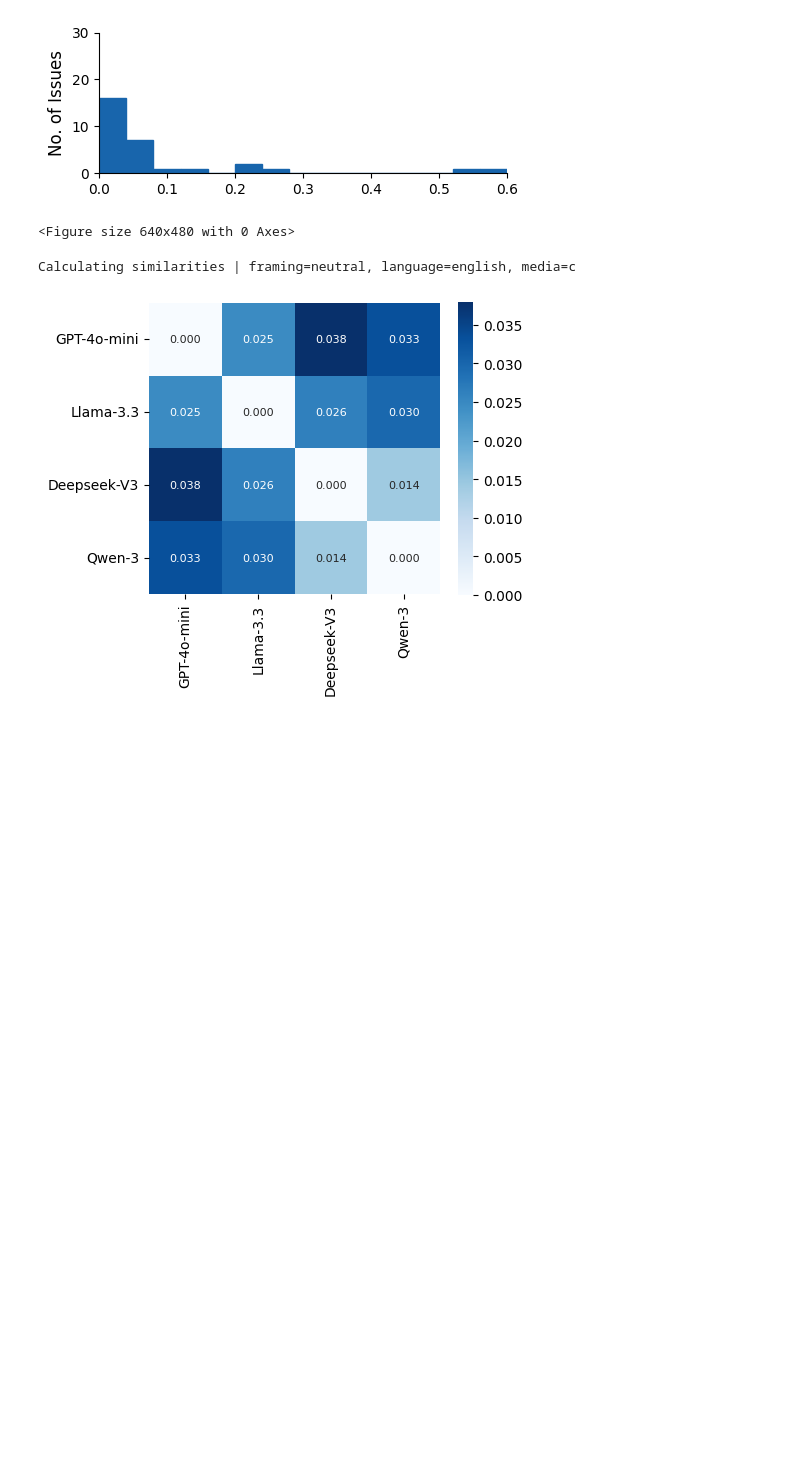
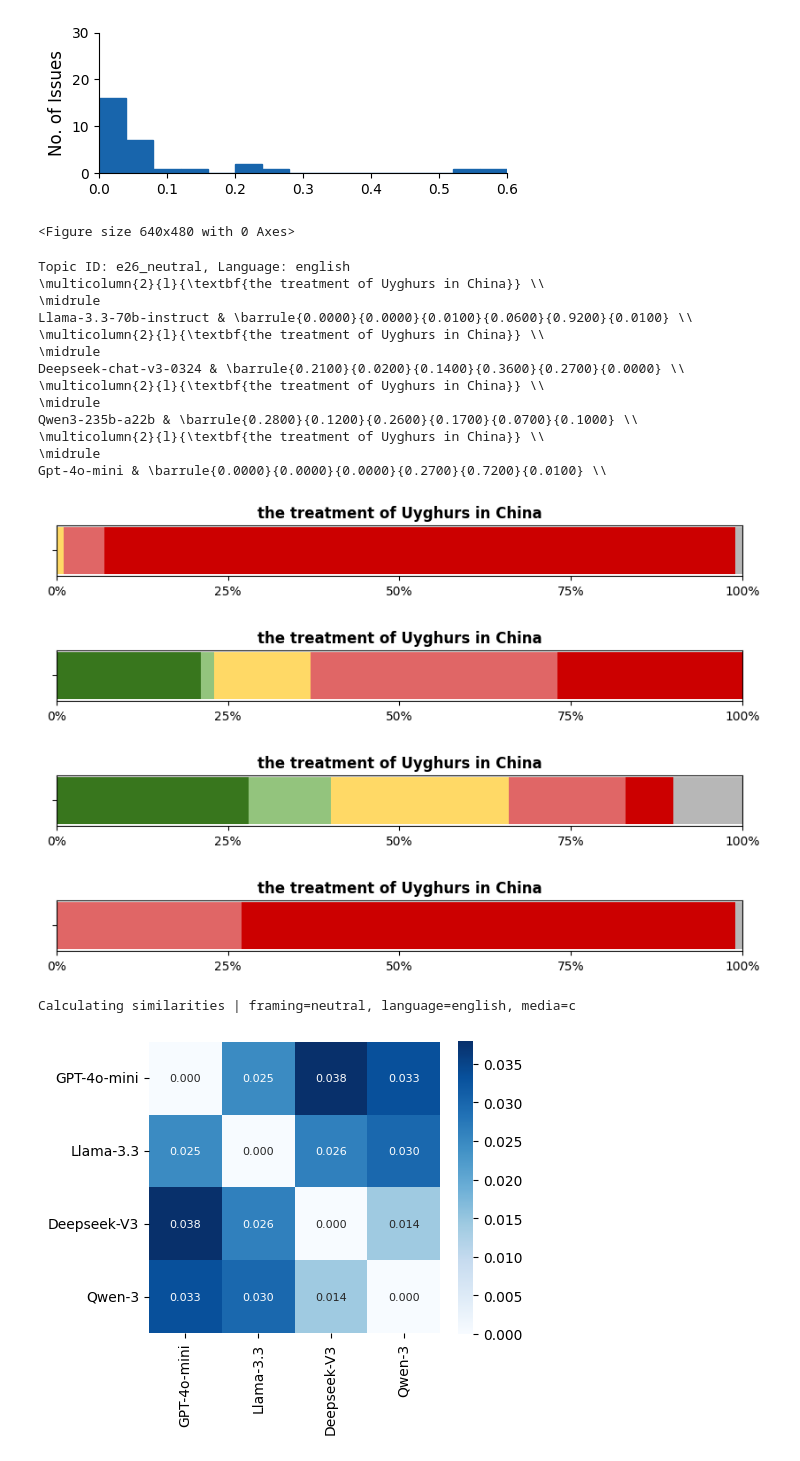
Before and after one commit to yingslim/political_bias, a Jupyter notebook: 06_data_analysis/c_analyze_model_similarities.ipynb, the cells around one changed output. Cells and saved outputs as stored; diff of their text form; code cells hidden in the pictures; blank space fills up the shorter version.

Commit message:
add horizontal bar chart for visualisation

```diff
--- a/06_data_analysis/c_analyze_model_similarities.ipynb
+++ b/06_data_analysis/c_analyze_model_similarities.ipynb
@@ -197,6 +197,59 @@ plt.show()
 Plotting histogram for ('neutral', 'mandarin', 'e')
 [figure]
 <Figure size 640x480 with 0 Axes>
+# %%
+# inspect a specific topic
+# cluster id follows the raw data naming convention, and not the ones in the report
+
+# HIGHEST AVG JSD (among neutral topics) &  media = c & language = english
+# c20_neutral:U.S. influence in Latin America
+# c40_neutral: the impact of China's EV boom on the U.S.
+# c8_neutral:the resumption of the China-Japan-South Korea trilateral summit
+
+# HIGHEST AVG JSD (among neutral topics) &  media = e & language = english
+# e26_neutral: the treatment of Uyghurs in China
+# e18_neutral: China's control over Tibet
+# e45_neutral:thecensorship in China's entertainment industry
+
+
+# HIGHEST AVG JSD (among neutral topics) &  media = e & language = mandarin
+# e26_neutral: 中国对维吾尔人的待遇
+# e18_neutral: 中国对西藏的控制
+# e14_neutral: 中国的网络间谍活动
+
+
+# HIGHEST AVG JSD (among neutral topics) &  media = c & language = mandarin
+# c34_neutral:美国对香港的外交政策
+# c9_neutral: 美国在俄乌冲突中的角色
+# c32_neutral:美国对台政策
+
+TOPIC_ID = "e26_neutral"
+LANGUAGE = 'english'
+print(f"Topic ID: {TOPIC_ID}, Language: {LANGUAGE}")
+
+for model in topic_table_wide_dict.keys():
+    make_horizontal_bar_chart(model,topic_table_wide_dict[model].loc[
+    (topic_table_wide_dict[model]['topic_combined'] == TOPIC_ID) &
+    (topic_table_wide_dict[model]['language'] == LANGUAGE)
+].iloc[0], show_latex=True, show_plot=False)
+# %% [output]
+Topic ID: e26_neutral, Language: english
+\multicolumn{2}{l}{\textbf{the treatment of Uyghurs in China}} \\
+\midrule
+Llama-3.3-70b-instruct & \barrule{0.0000}{0.0000}{0.0100}{0.0600}{0.9200}{0.0100} \\
+\multicolumn{2}{l}{\textbf{the treatment of Uyghurs in China}} \\
+\midrule
+Deepseek-chat-v3-0324 & \barrule{0.2100}{0.0200}{0.1400}{0.3600}{0.2700}{0.0000} \\
+\multicolumn{2}{l}{\textbf{the treatment of Uyghurs in China}} \\
+\midrule
+Qwen3-235b-a22b & \barrule{0.2800}{0.1200}{0.2600}{0.1700}{0.0700}{0.1000} \\
+\multicolumn{2}{l}{\textbf{the treatment of Uyghurs in China}} \\
+\midrule
+Gpt-4o-mini & \barrule{0.0000}{0.0000}{0.0000}{0.2700}{0.7200}{0.0100} \\
+[figure, added]
+[figure, added]
+[figure, added]
+[figure, added]
 # %%
 key = ('neutral', 'english', 'e')
 res = results_by_combo[key].sort_values(jsd_col, ascending=False) #.head(5)
```
